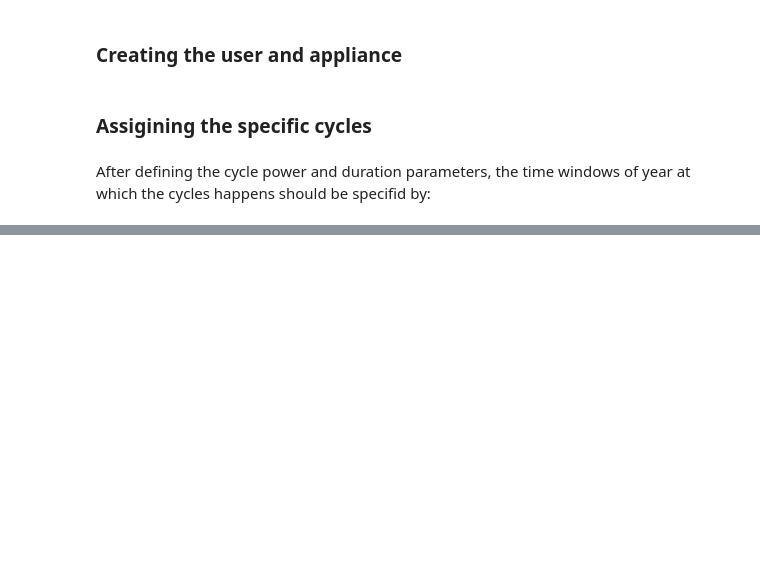
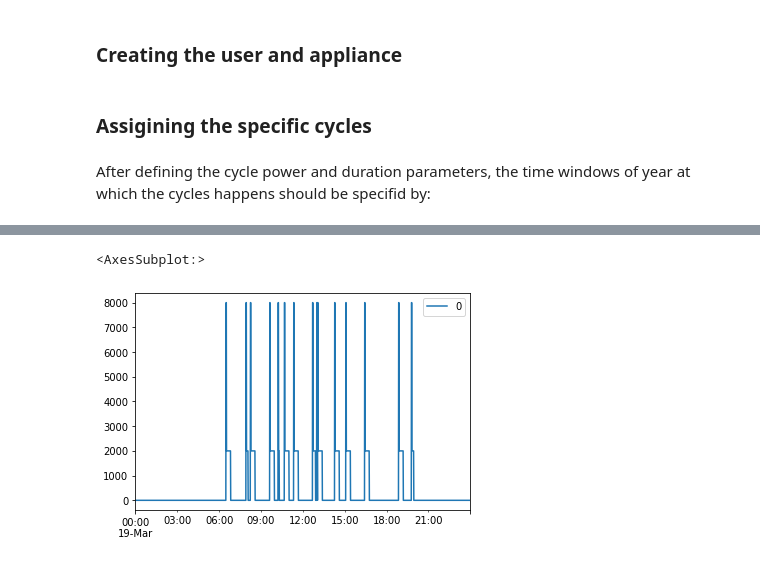
Before and after one commit to RAMP-project/RAMP, a Jupyter notebook: docs/notebooks/multi_cycle.ipynb, the cells around one changed output, grey strips where cells are left out. Drawn from its saved outputs; the diff is of its cells as text; code cells hidden in the pictures; blank space fills up the shorter version.

```diff
--- a/docs/notebooks/multi_cycle.ipynb
+++ b/docs/notebooks/multi_cycle.ipynb
@@ -124,0 +135,28 @@ profiles.iloc[400:500].plot()
+# %%
+test_user = User(user_name="test_user", num_users=1)
+
+# Create test appliance
+test_appliance = test_user.add_appliance(
+    name="test_appliance_with_duty_cycles",
+    func_time=4 * 60,  # runs for 2 hours per day
+    num_windows=1,
+    window_1=[6 * 60, 20 * 60],  # usage timeframe from 06:00 to 20:00
+    fixed_cycle=1,  # appliance uses duty cycles
+    # Duty cycle 1
+    p_11=8000,  # power of the first cycle
+    t_11=2,  # time needed for the first cycle
+    p_12=2000,  # power of the second cycle
+    t_12=18,  # time needed for the second cycle
+    continuous_duty_cycle=0,  # appliance run the duty cycle once per switch on event
+)
+# Create and initialize UseCase
+uc = UseCase(name="duty_cycle_test", users=[test_user])
+uc.initialize(num_days=1)
+
+daily_load_profile = pd.DataFrame(
+    uc.generate_daily_load_profiles(),
+    index=uc.datetimeindex,
+)
+
+daily_load_profile.plot()
+# %% [output]
@@ -124,0 +164,2 @@ profiles.iloc[400:500].plot()
+<AxesSubplot:>
+[figure, added]
```
Also changed, not shown: parts of 10 cells of this notebook.
